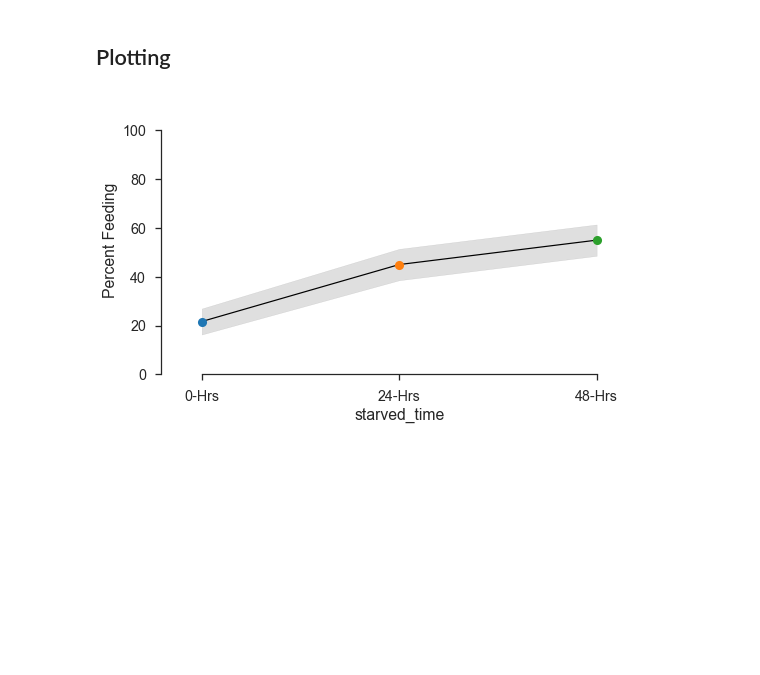
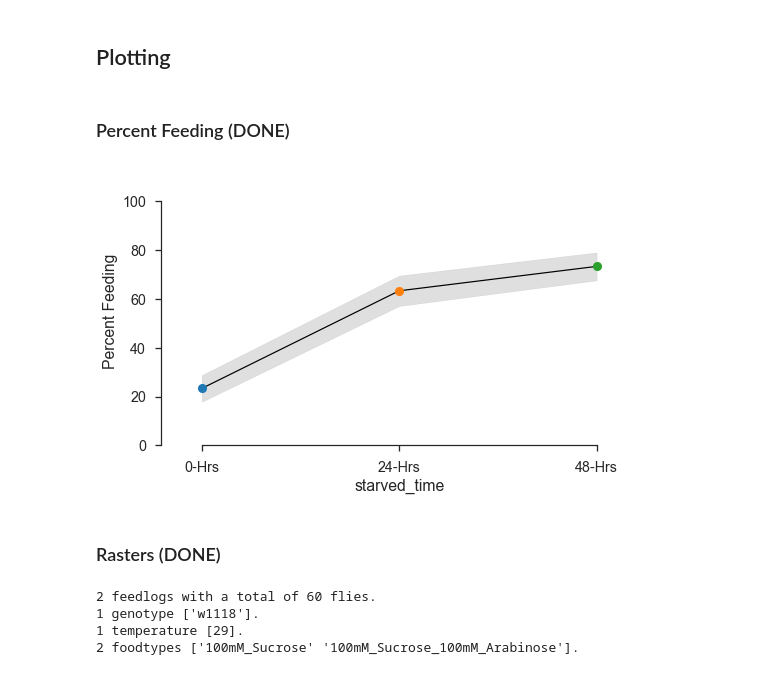
Before and after one commit to ACCLAB/espresso, a Jupyter notebook: jupyter-nb/espresso plotting module dev.ipynb, the cells around one changed output. Cells and saved outputs as stored; diff of their text form; code cells hidden in the pictures; blank space fills up the shorter version.

```diff
--- a/jupyter-nb/espresso plotting module dev.ipynb
+++ b/jupyter-nb/espresso plotting module dev.ipynb
@@ -49,8 +49,19 @@ starved_time has been added as a new label, with '24-Hrs' as the custom value.
 starved_time has been added as a new label, with '48-Hrs' as the custom value.
 # %% [markdown]
 ## Plotting
+# %% [markdown]
+### Percent Feeding (DONE)
 # %%
 f,s=starved.plot.percent_feeding(group_by='starved_time',
-                                    palette_type='categorical',time_end=60)
+                                    palette_type='categorical',time_end=120)
 # %% [output]
-[figure, old version]
+[figure, new version]
+# %% [markdown]
+### Rasters (DONE)
+# %%
+starved_choice
+# %% [output]
+2 feedlogs with a total of 60 flies.
+1 genotype ['w1118'].
+1 temperature [29].
+2 foodtypes ['100mM_Sucrose' '100mM_Sucrose_100mM_Arabinose'].
```
Also changed, not shown: parts of 16 cells of this notebook.
